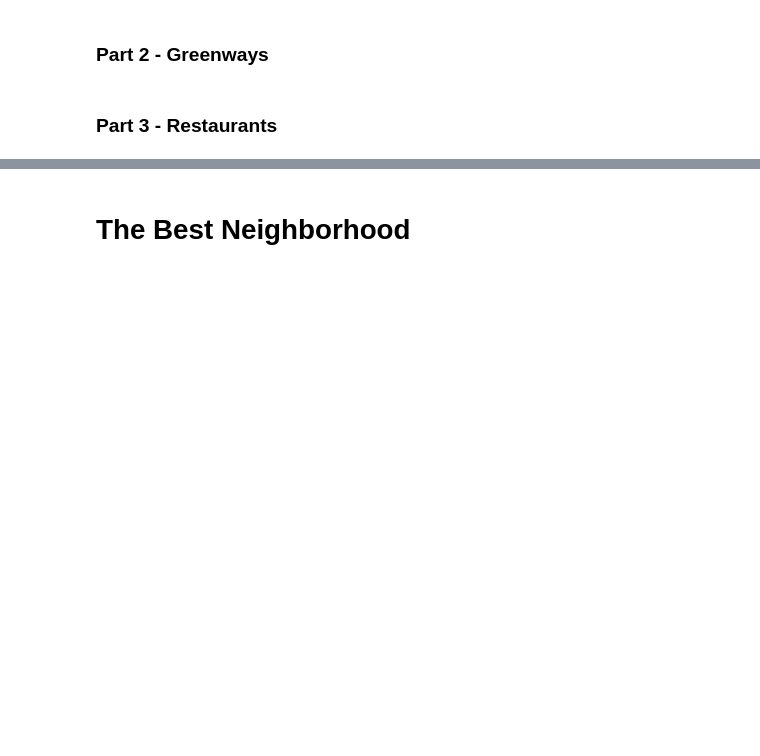
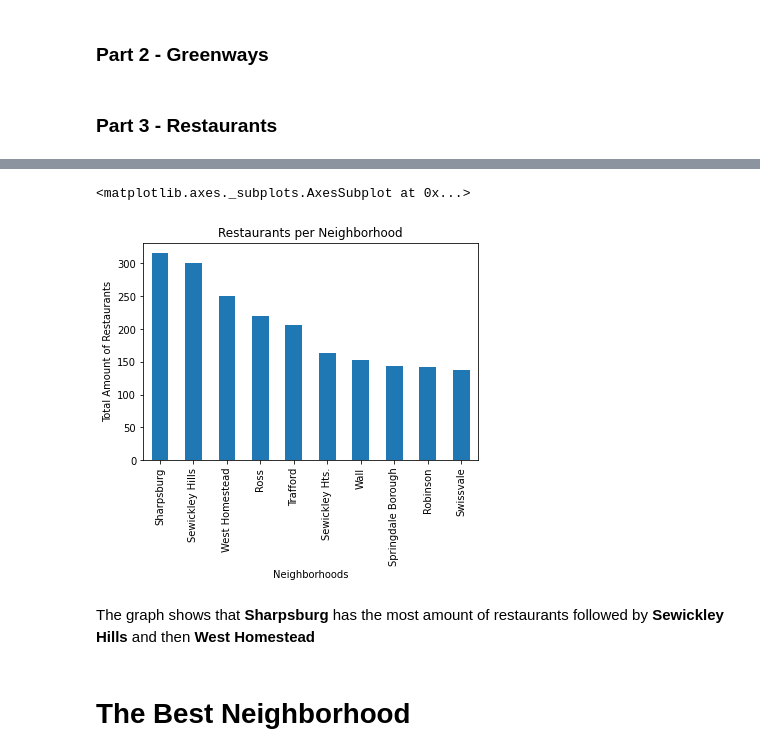
Before and after one commit to yimijj/CMPINF0010-Final-Project, a Jupyter notebook: FinalReport-Notebook.ipynb, the cells around one changed output, grey strips where cells are left out. Saved outputs shown, nothing was run; the diff lists cells and outputs as text; code cells hidden in the pictures; blank space fills up the shorter version.

```diff
--- a/FinalReport-Notebook.ipynb
+++ b/FinalReport-Notebook.ipynb
@@ -180,3 +256,12 @@ Although the some of the neighborhoods in the overall top 10 changed. For exampl
+# %%
+active.sort_values(ascending = False)[:10].plot.bar(title = "Restaurants per Neighborhood", xlabel = 'Neighborhoods', ylabel = 'Total Amount of Restaurants')
+
+#sorting them in descending value and then creating a bar chart with only the top 10
+# %% [output]
+<matplotlib.axes._subplots.AxesSubplot at 0x...>
+[figure, added]
+# %% [markdown]
+The graph shows that **Sharpsburg** has the most amount of restaurants followed by **Sewickley Hills** and then **West Homestead**
 # %% [markdown]
 # The Best Neighborhood
 # %% [markdown]
```
Also changed, not shown: parts of 7 cells of this notebook, 1 other file.
